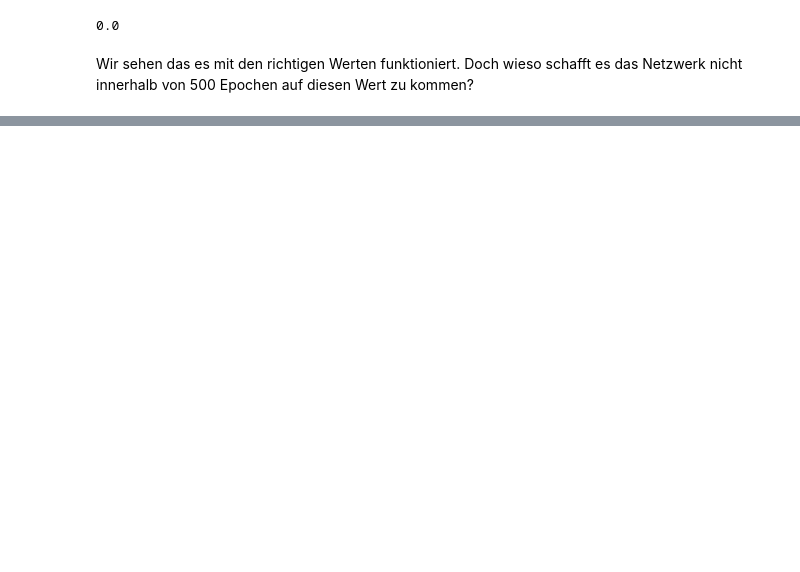
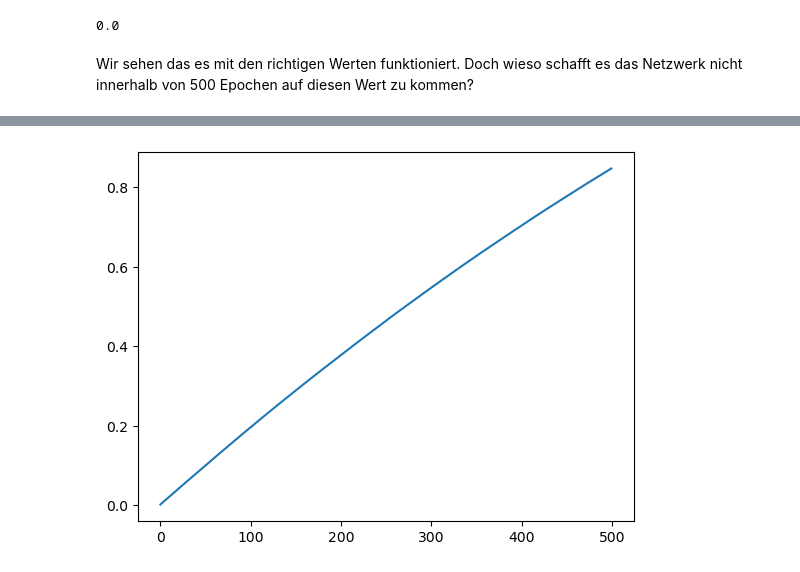
Before and after one commit to RichardSchulz52/ml-learn, a Jupyter notebook: Linear_functions_with_NN.ipynb, the cells around one changed output, grey strips where cells are left out. Saved outputs shown, nothing was run; the diff lists cells and outputs as text; code cells hidden in the pictures; blank space fills up the shorter version.

```diff
--- a/Linear_functions_with_NN.ipynb
+++ b/Linear_functions_with_NN.ipynb
@@ -98,0 +135,5 @@ Wir sehen das es mit den richtigen Werten funktioniert. Doch wieso schafft es da
+# %%
+plt.plot(epochs_list, const_list)
+plt.show()
+# %% [output]
+[figure, added]
```
Also changed, not shown: parts of 10 cells of this notebook.
